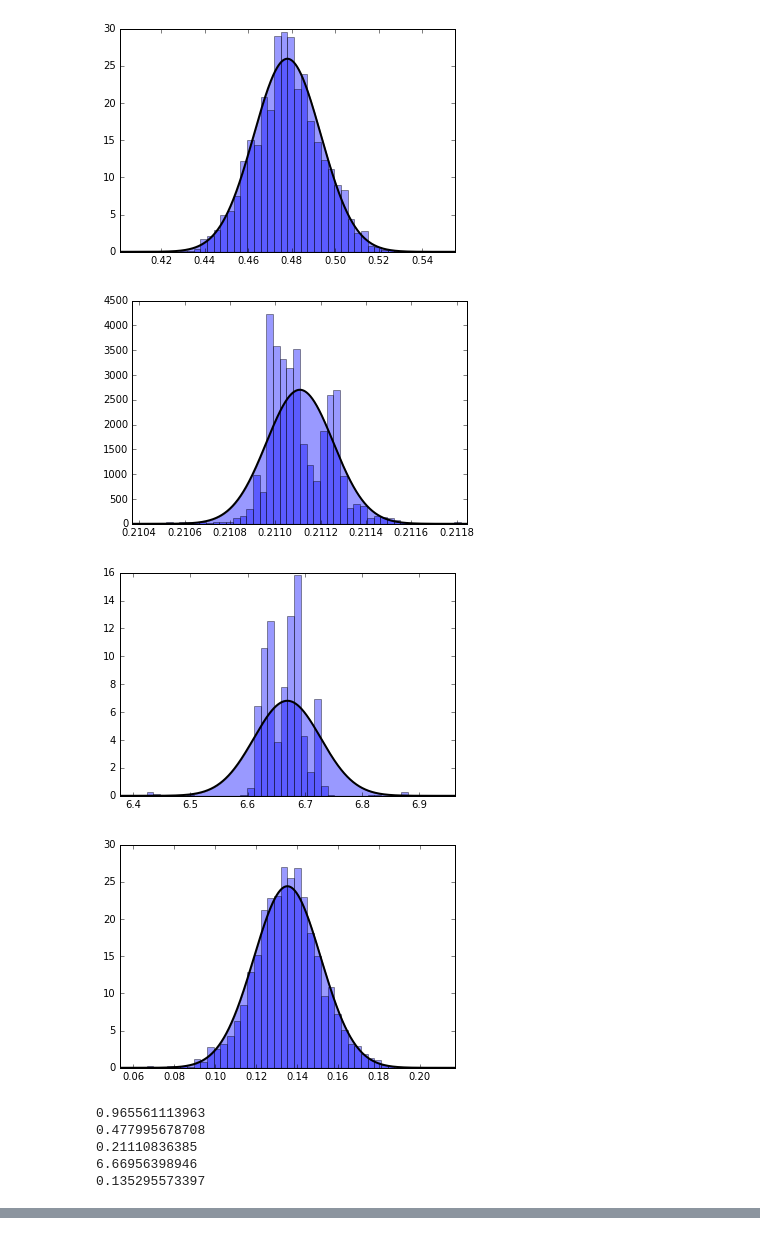
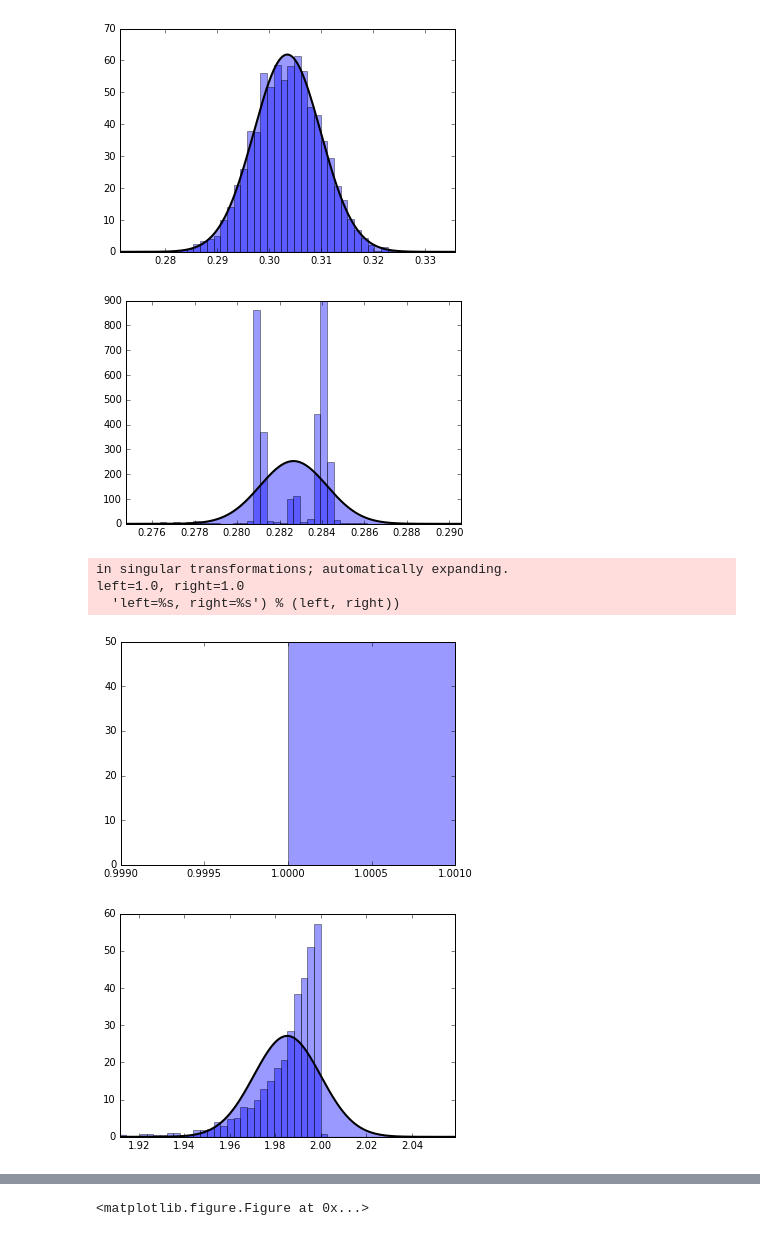
Before and after one commit to ctorney/dolphinUnion, a Jupyter notebook: analysis/movement/model_selection/histPlotsNB.ipynb, the cells around one changed output, grey strips where cells are left out. Saved outputs shown, nothing was run; the diff lists cells and outputs as text; code cells hidden in the pictures.

Commit message:
updated plots for SI

```diff
--- a/analysis/movement/model_selection/histPlotsNB.ipynb
+++ b/analysis/movement/model_selection/histPlotsNB.ipynb
@@ -1,6 +1,8 @@
 # %%
 from matplotlib import pylab as plt
+import matplotlib
 import numpy as np
 from scipy.stats import norm
 #%matplotlib notebook
 %matplotlib inline
+matplotlib.rcParams.update({'font.size': 16})
@@ -111,12 +299,15 @@ print(np.median(ig))
 # %%
-rho_s=np.load('mc_data/cma_rho_s.npy')
-alpha=np.load('mc_data/cma_alpha.npy')
 
-ia = np.load('mc_data/cma_at_a.npy')
-il = np.load('mc_data/cma_at_l.npy')
-aw = np.load('mc_data/cma_aw.npy')
 
-allData = [rho_s,alpha,ia,il,aw]
+rho_s=np.load('mc_data/nma_rho_s.npy')
+alpha=np.load('mc_data/nma_alpha.npy')
+
+ia = np.load('mc_data/nma_ia.npy')
+il = np.load('mc_data/nma_il.npy')
+aw = np.load('mc_data/nma_aw.npy')
+ig = np.load('mc_data/nma_ig.npy')
+
+allData = [rho_s,alpha,ia,il,aw,ig]
 
 for i in range(len(allData)):
 
@@ -133,9 +324,10 @@ for i in range(len(allData)):
     plt.show()
     plt.figure()
 
-print(np.mean(rho_s))
-print(np.mean(alpha))
-print(np.mean(ia))
-print(np.mean(il))
-print(np.mean(aw))
+print('rho_s ' + str(np.mean(rho_s)))
+print('alpha ' + str(np.mean(alpha)))
+print('ia ' + str(np.mean(ia)))
+print('il ' + str(np.mean(il)))
+print('aw ' + str(np.mean(aw)))
+print('ig ' + str(np.mean(ig)))
 # %% [output]
@@ -143,9 +335,7 @@ print(np.mean(aw))
-[figure, old version]
+[figure, new version]
-[figure, old version]
+[figure, new version]
+in singular transformations; automatically expanding.
+left=1.0, right=1.0
+  'left=%s, right=%s') % (left, right))
-[figure, old version]
+[figure, new version]
-[figure, old version]
+[figure, new version]
-0.965561113963
-0.477995678708
-0.21110836385
-6.66956398946
-0.135295573397
@@ -152,0 +349 @@ print(np.mean(aw))
+<matplotlib.figure.Figure at 0x...>
```
Also changed, not shown: parts of 11 cells of this notebook.
